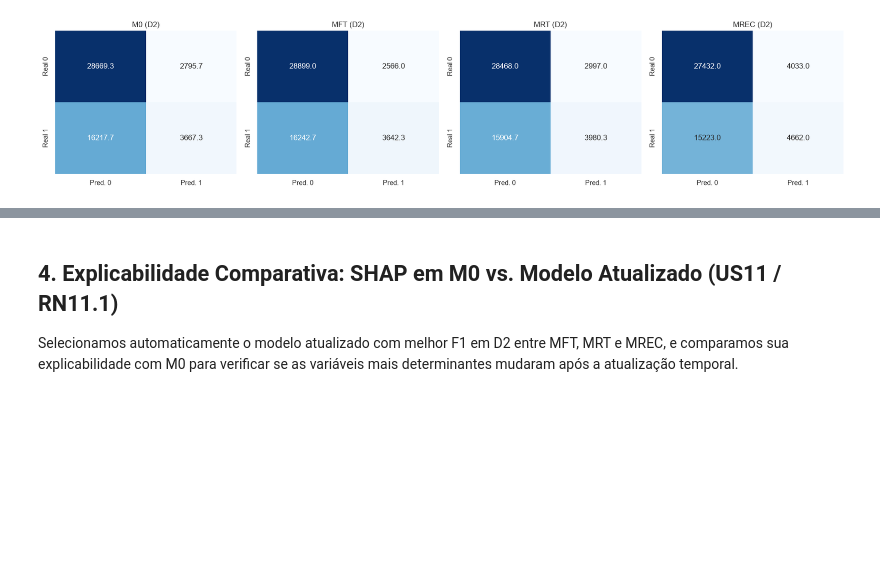
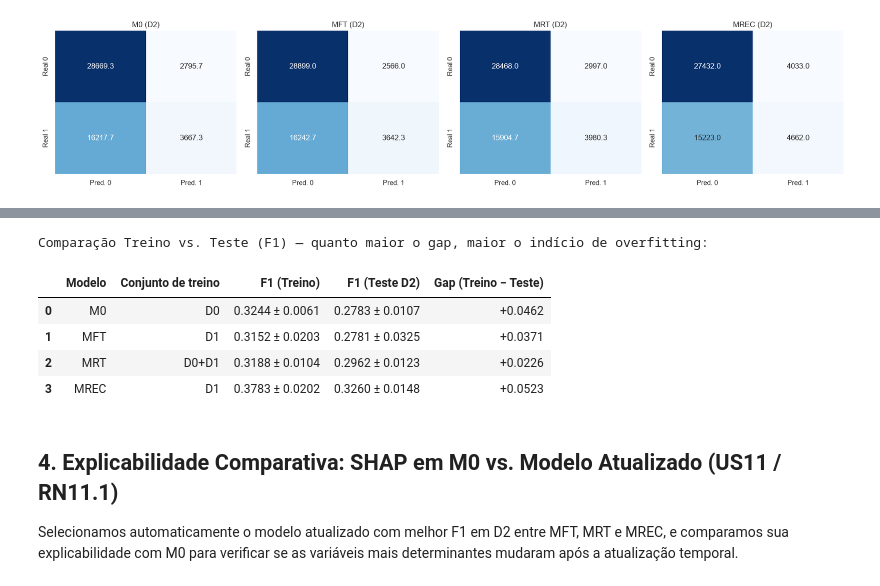
Before and after one commit to nuno-m-abilio/spotify-charts-ml, a Jupyter notebook: notebooks/04_experiments_evaluation.ipynb, the cells around one changed output, grey strips where cells are left out. Drawn from its saved outputs; the diff is of its cells as text; code cells hidden in the pictures; blank space fills up the shorter version.

```diff
--- a/notebooks/04_experiments_evaluation.ipynb
+++ b/notebooks/04_experiments_evaluation.ipynb
@@ -314,3 +383,49 @@ plt.show()
+# %%
+def eval_train_f1(models, X_train_eval, y_train_eval):
+    """
+    Calcula o F1 médio (entre as 3 seeds) de uma lista de modelos já treinados,
+    avaliados no próprio conjunto usado no treinamento (para checagem de overfitting).
+    """
+    f1_list = [f1_score(y_train_eval, m.predict(X_train_eval), zero_division=0) for m in models]
+    return float(np.mean(f1_list)), float(np.std(f1_list))
+
+# Conjunto de treino correspondente a cada estratégia:
+# M0 -> D0 | MFT -> D1 (o fine-tuning só "vê" D1 nesta etapa) | MRT -> D0+D1 | MREC -> D1
+f1_train_m0, std_train_m0 = eval_train_f1(models_m0, X0, y0)
+f1_train_mft, std_train_mft = eval_train_f1(models_mft, X1, y1)
+f1_train_mrt, std_train_mrt = eval_train_f1(models_mrt, X01, y01)
+f1_train_mrec, std_train_mrec = eval_train_f1(models_mrec, X1, y1)
+
+overfitting_dados = [
+    {"Modelo": "M0",   "Conjunto de treino": "D0",    "F1 (Treino)": (f1_train_m0, std_train_m0),   "F1 (Teste D2)": (summary_m0['F1_mean'], summary_m0['F1_std'])},
+    {"Modelo": "MFT",  "Conjunto de treino": "D1",    "F1 (Treino)": (f1_train_mft, std_train_mft), "F1 (Teste D2)": (summary_mft['F1_mean'], summary_mft['F1_std'])},
+    {"Modelo": "MRT",  "Conjunto de treino": "D0+D1", "F1 (Treino)": (f1_train_mrt, std_train_mrt), "F1 (Teste D2)": (summary_mrt['F1_mean'], summary_mrt['F1_std'])},
+    {"Modelo": "MREC", "Conjunto de treino": "D1",    "F1 (Treino)": (f1_train_mrec, std_train_mrec), "F1 (Teste D2)": (summary_mrec['F1_mean'], summary_mrec['F1_std'])},
+]
+
+linhas_overfitting = []
+for d in overfitting_dados:
+    f1_tr_mean, f1_tr_std = d["F1 (Treino)"]
+    f1_te_mean, f1_te_std = d["F1 (Teste D2)"]
+    gap = f1_tr_mean - f1_te_mean
+    linhas_overfitting.append({
+        "Modelo": d["Modelo"],
+        "Conjunto de treino": d["Conjunto de treino"],
+        "F1 (Treino)": f"{f1_tr_mean:.4f} ± {f1_tr_std:.4f}",
+        "F1 (Teste D2)": f"{f1_te_mean:.4f} ± {f1_te_std:.4f}",
+        "Gap (Treino − Teste)": f"{gap:+.4f}"
+    })
+
+tabela_overfitting = pd.DataFrame(linhas_overfitting)
+print("Comparação Treino vs. Teste (F1) — quanto maior o gap, maior o indício de overfitting:")
+display(tabela_overfitting)
+# %% [output]
+Comparação Treino vs. Teste (F1) — quanto maior o gap, maior o indício de overfitting:
+|  | Modelo | Conjunto de treino | F1 (Treino) | F1 (Teste D2) | Gap (Treino − Teste) |
+| 0 | M0 | D0 | 0.3244 ± 0.0061 | 0.2783 ± 0.0107 | +0.0462 |
+| 1 | MFT | D1 | 0.3152 ± 0.0203 | 0.2781 ± 0.0325 | +0.0371 |
+| 2 | MRT | D0+D1 | 0.3188 ± 0.0104 | 0.2962 ± 0.0123 | +0.0226 |
+| 3 | MREC | D1 | 0.3783 ± 0.0202 | 0.3260 ± 0.0148 | +0.0523 |
 # %% [markdown]
 ## 4. Explicabilidade Comparativa: SHAP em M0 vs. Modelo Atualizado (US11 / RN11.1)
 
```
Also changed, not shown: parts of 5 cells of this notebook, 1 other file.
